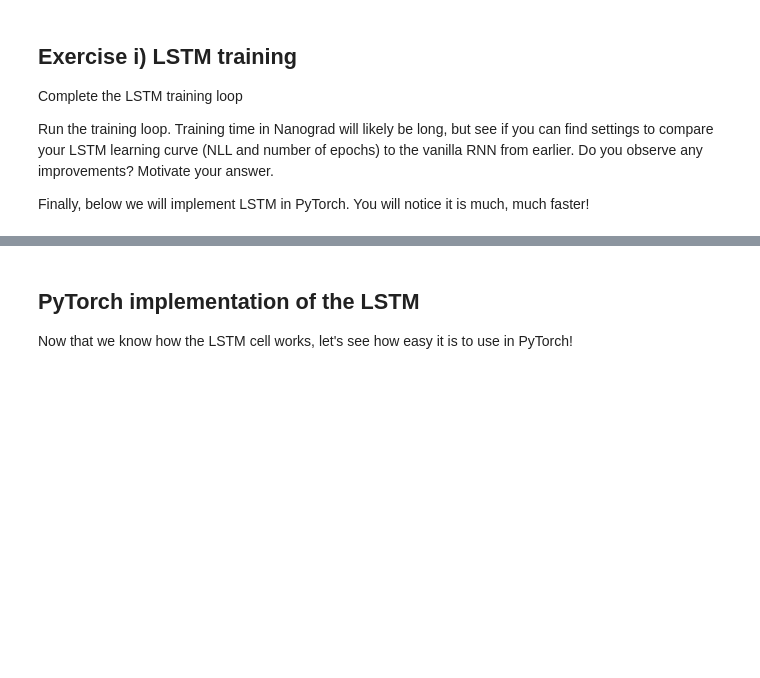
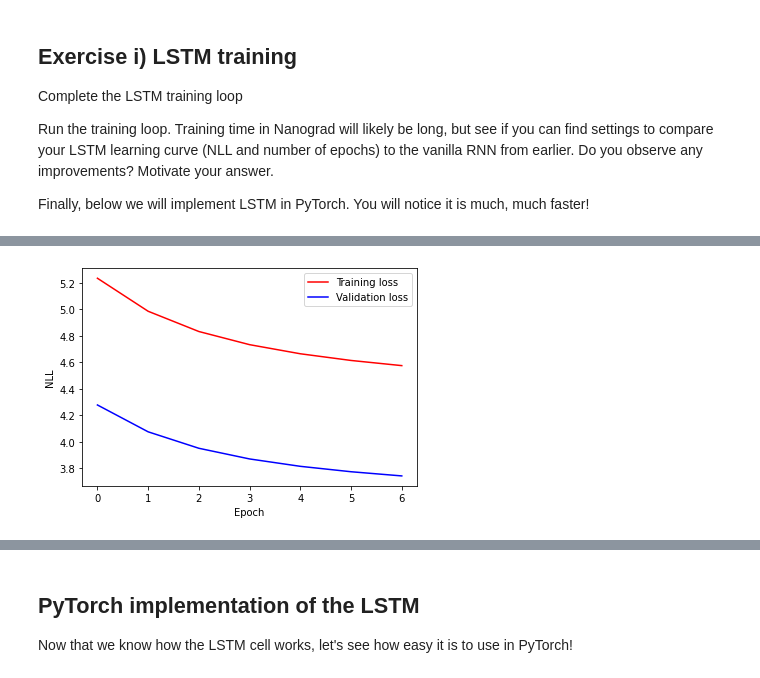
Before and after one commit to StefPetro/02456-deep-learning-with-PyTorch, a Jupyter notebook: 5_Recurrent/5_1_EXE_Recurrent_Neural_Networks_Nanograd.ipynb, the cells around one changed output, grey strips where cells are left out. Cells and saved outputs as stored; diff of their text form; code cells hidden in the pictures; blank space fills up the shorter version.

```diff
--- a/5_Recurrent/5_1_EXE_Recurrent_Neural_Networks_Nanograd.ipynb
+++ b/5_Recurrent/5_1_EXE_Recurrent_Neural_Networks_Nanograd.ipynb
@@ -1084,10 +1085,10 @@ class LSTMLayer:
         self.n_in = n_in
         self.n_hid = n_hid
         self.in_hid_layer = DenseLayer(n_in, n_hid, lambda x: x, initializer)
-        self.g_layer = DenseLayer(n_hid, n_hid, lambda x: x.tanh(), initializer_hid, use_bias=False)
-        self.i_layer = DenseLayer(n_hid, n_hid, lambda x: x.sigmoid(), initializer_hid, use_bias=False)
-        self.f_layer = DenseLayer(n_hid, n_hid, lambda x: x.sigmoid(), initializer_hid, use_bias=False)
-        self.o_layer = DenseLayer(n_hid, n_hid, lambda x: x.sigmoid(), initializer_hid, use_bias=False)
+        self.g_layer = DenseLayer(n_hid+n_in, n_hid, lambda x: x.tanh(), initializer_hid, use_bias=False)
+        self.i_layer = DenseLayer(n_hid+n_in, n_hid, lambda x: x.sigmoid(), initializer_hid, use_bias=False)
+        self.f_layer = DenseLayer(n_hid+n_in, n_hid, lambda x: x.sigmoid(), initializer_hid, use_bias=False)
+        self.o_layer = DenseLayer(n_hid+n_in, n_hid, lambda x: x.sigmoid(), initializer_hid, use_bias=False)
         self.initial_hid = [Var(0.0) for _ in range(n_hid)]
         self.stored_hid = [Var(0.0) for _ in range(n_hid)]
         self.initial_c = [Var(0.0) for _ in range(n_hid)]
@@ -1116,13 +1117,9 @@ class LSTMLayer:
         o = self.o_layer.forward(concatenated_input)
         g = self.g_layer.forward(concatenated_input)
 
-        for i in range(self.n_in):
-            if i == 0:
-                cs.append(input_c*f + g*i)
-                hids.append(cs[-1].tanh()*o)
-            else:
-                cs.append(cs*f + g*i)
-                hids.append(cs[-1].tanh()*o)
+        for n in range(self.n_hid):
+            cs.append(input_c[n]*f[n] + g[n]*i[n])
+            hids.append(cs[-1].tanh()*o[n])
 
         return hids, cs
 
@@ -1179,9 +1176,9 @@ Run the training loop. Training time in Nanograd will likely be long, but see if
 Finally, below we will implement LSTM in PyTorch. You will notice it is much, much faster!
 # %%
 # Initialize training hyperparameters
-EPOCHS =
-LR =
-LR_DECAY =
+EPOCHS = 7
+LR = 1e-2
+LR_DECAY = 0.995
 # %%
 NN = [
     LSTMLayer(4, 1, lambda x: x.tanh()),
@@ -1196,7 +1193,9 @@ batch_size = 8
 for e in range(EPOCHS):
     for b in range(int(np.ceil(len(encoded_training_set_x)/batch_size))):
         # Forward pass and loss computation
-        Loss =
+        output_train = forward_batch(encoded_training_set_x[b*batch_size:(b+1)*batch_size], NN)
+        Loss = sequence_loss(output_train, encoded_training_set_y[b*batch_size:(b+1)*batch_size], cross_entropy_loss_sequence)
+
         # Backward pass
         Loss.backward()
 
@@ -1207,14 +1206,16 @@ for e in range(EPOCHS):
     LR = LR * LR_DECAY
 
     # Training loss
-    Loss =
-    train_loss.append(Loss.v)
+    output_train = forward_batch(encoded_training_set_x, NN)
+    Loss = sequence_loss(output_train, encoded_training_set_y, cross_entropy_loss_sequence)
+    train_loss.append(Loss.v/len(output_train))
 
     # Validation loss
-    Loss_validation =
-    val_loss.append(Loss_validation.v)
+    output_val = forward_batch(encoded_validation_set_x, NN)
+    Loss_validation = sequence_loss(output_val, encoded_validation_set_y, cross_entropy_loss_sequence)
+    val_loss.append(Loss_validation.v/len(output_val))
 
-    if e%5==0:
+    if e%2==0:
         print("{:4d}".format(e),
               "({:5.2f}%)".format(e/EPOCHS*100),
               "Train loss: {:4.3f} \t Validation loss: {:4.3f}".format(train_loss[-1], val_loss[-1]))
@@ -1229,3 +1230,4 @@ plt.plot(epoch, val_loss, 'b', label='Validation loss')
 plt.legend()
 plt.xlabel('Epoch'), plt.ylabel('NLL')
 plt.show()
+# %% [output]
@@ -1231,0 +1238 @@ plt.show()
+[figure, added]
```
Also changed, not shown: parts of 12 cells of this notebook.
